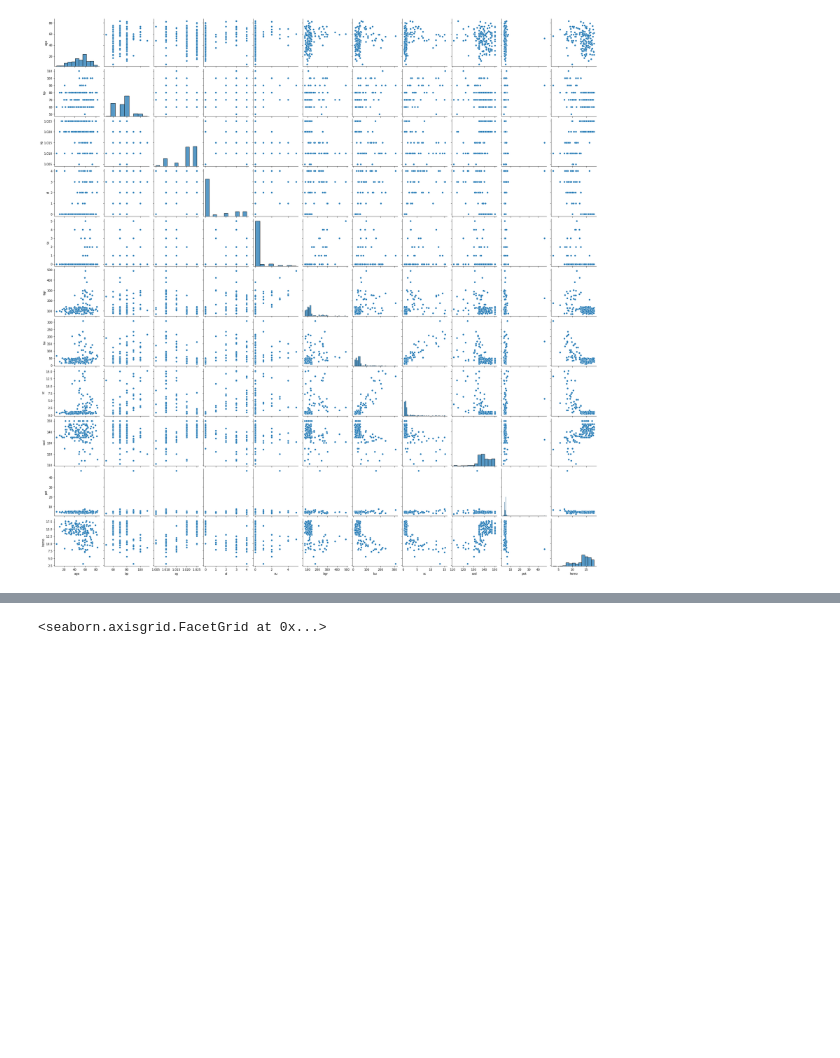
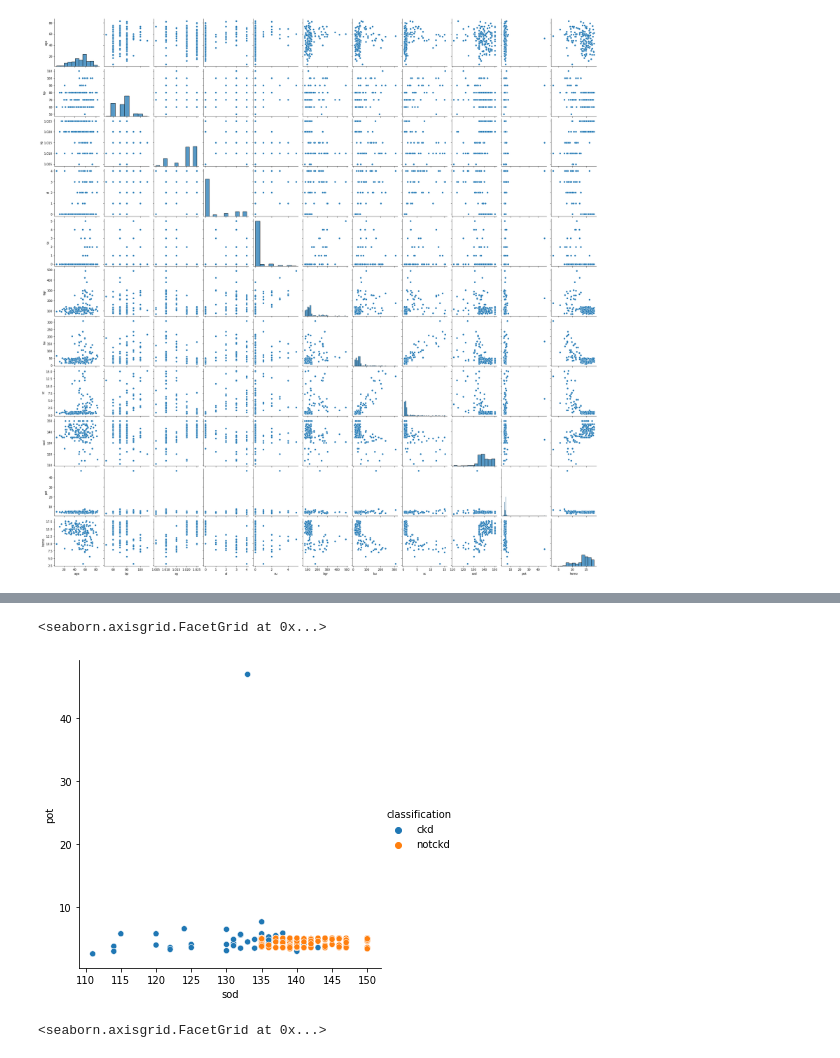
Before and after one commit to poppy1997/ML_Assignment2_IT19207582_IT18124040_IT18021462_IT18219630, a Jupyter notebook: Predict_Choronic_Kidney_diseases.ipynb, the cells around one changed output, grey strips where cells are left out. Drawn from its saved outputs; the diff is of its cells as text; code cells hidden in the pictures; blank space fills up the shorter version.

```diff
--- a/Predict_Choronic_Kidney_diseases.ipynb
+++ b/Predict_Choronic_Kidney_diseases.ipynb
@@ -169,3 +174,8 @@ sb.relplot(x='bp', y='sg', hue='age', data=ckd_df)
+# %%
+sb.relplot(x='sod', y='pot', hue='classification', data=ckd_df)
+# %% [output]
+<seaborn.axisgrid.FacetGrid at 0x...>
+[figure, added]
 # %%
 sb.displot(ckd_df['bp'])
 # %% [output]
```
Also changed, not shown: parts of 2 cells of this notebook.
